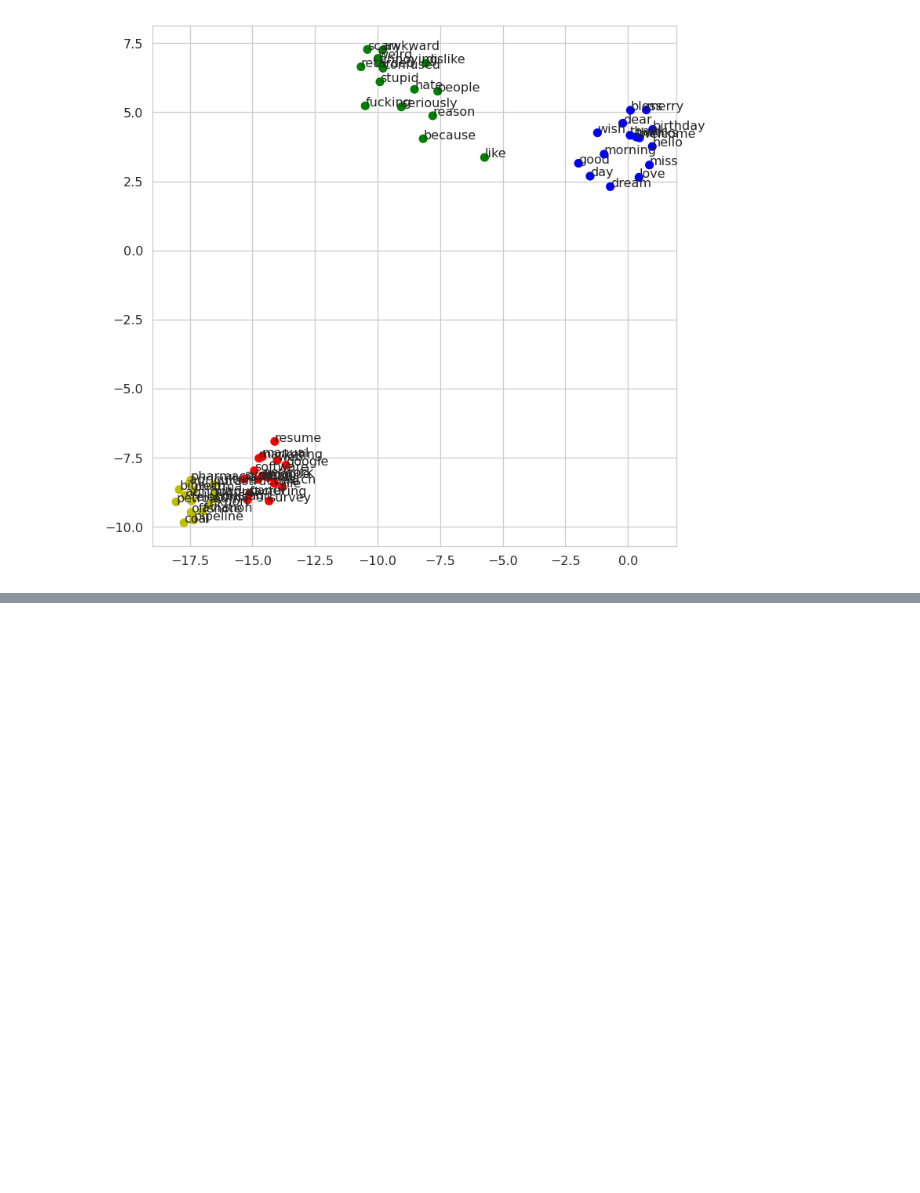
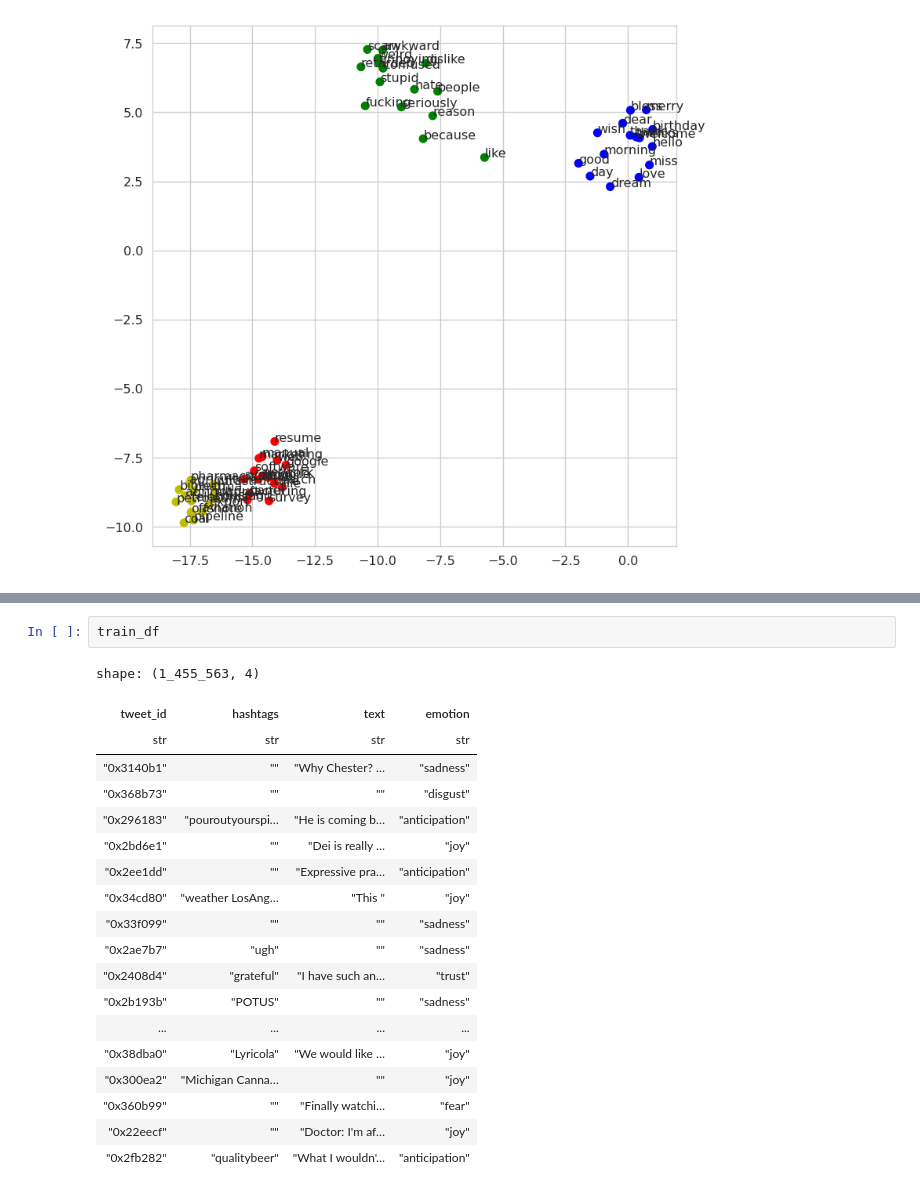
Before and after one commit to yurisoba/DM2023-Lab2-Master, a Jupyter notebook: Homework/DM2023-Lab2-Homework.ipynb, the cells around one changed output, grey strips where cells are left out. Cells and saved outputs as stored; diff of their text form; blank space fills up the shorter version.

```diff
--- a/Homework/DM2023-Lab2-Homework.ipynb
+++ b/Homework/DM2023-Lab2-Homework.ipynb
@@ -320,0 +373,22 @@ plt.show()
+# %%
+train_df
+# %% [output]
+shape: (1_455_563, 4)
+| tweet_id | hashtags | text | emotion |
+| str | str | str | str |
+| "0x3140b1" | "" | "Why Chester? … | "sadness" |
+| "0x368b73" | "" | "" | "disgust" |
+| "0x296183" | "pouroutyourspi… | "He is coming b… | "anticipation" |
+| "0x2bd6e1" | "" | "Dei is really … | "joy" |
+| "0x2ee1dd" | "" | "Expressive pra… | "anticipation" |
+| "0x34cd80" | "weather LosAng… | "This " | "joy" |
+| "0x33f099" | "" | "" | "sadness" |
+| "0x2ae7b7" | "ugh" | "" | "sadness" |
+| "0x2408d4" | "grateful" | "I have such an… | "trust" |
+| "0x2b193b" | "POTUS" | "" | "sadness" |
+| ... | ... | ... | ... |
+| "0x38dba0" | "Lyricola" | "We would like … | "joy" |
+| "0x300ea2" | "Michigan Canna… | "" | "joy" |
+| "0x360b99" | "" | "Finally watchi… | "fear" |
+| "0x22eecf" | "" | "Doctor: I'm af… | "joy" |
+| "0x2fb282" | "qualitybeer" | "What I wouldn'… | "anticipation" |
```
Also changed, not shown: parts of 10 cells of this notebook, 1 other file.
